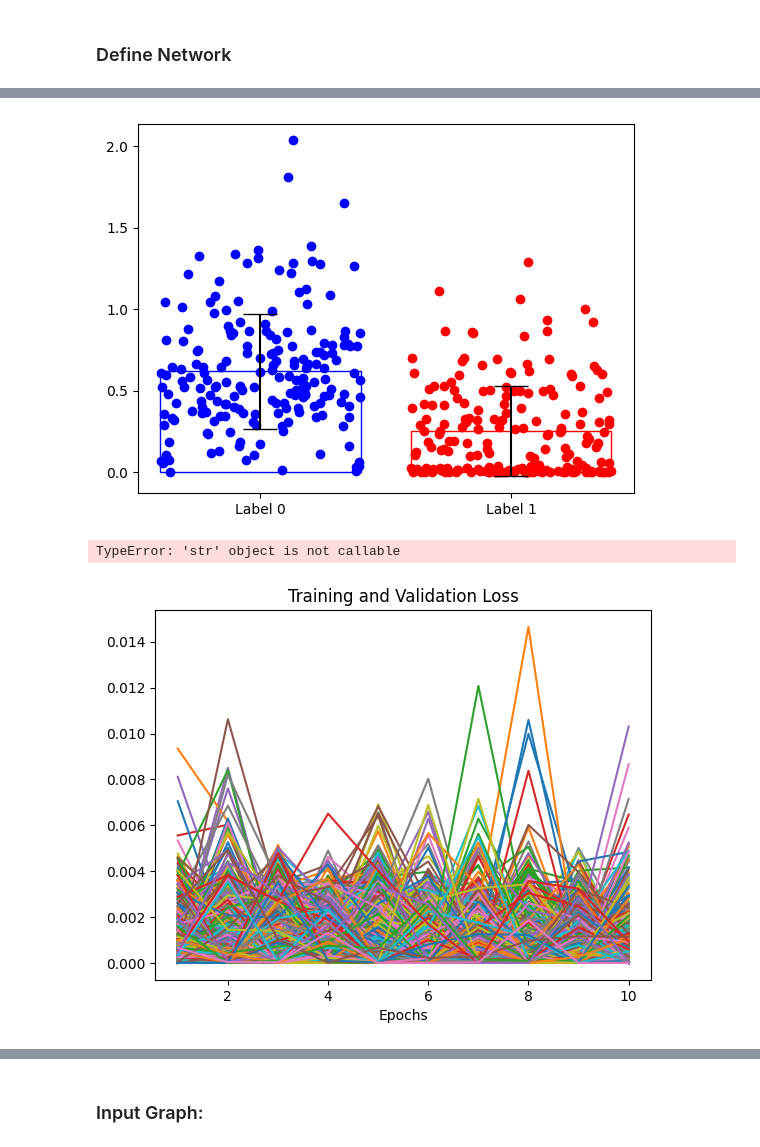
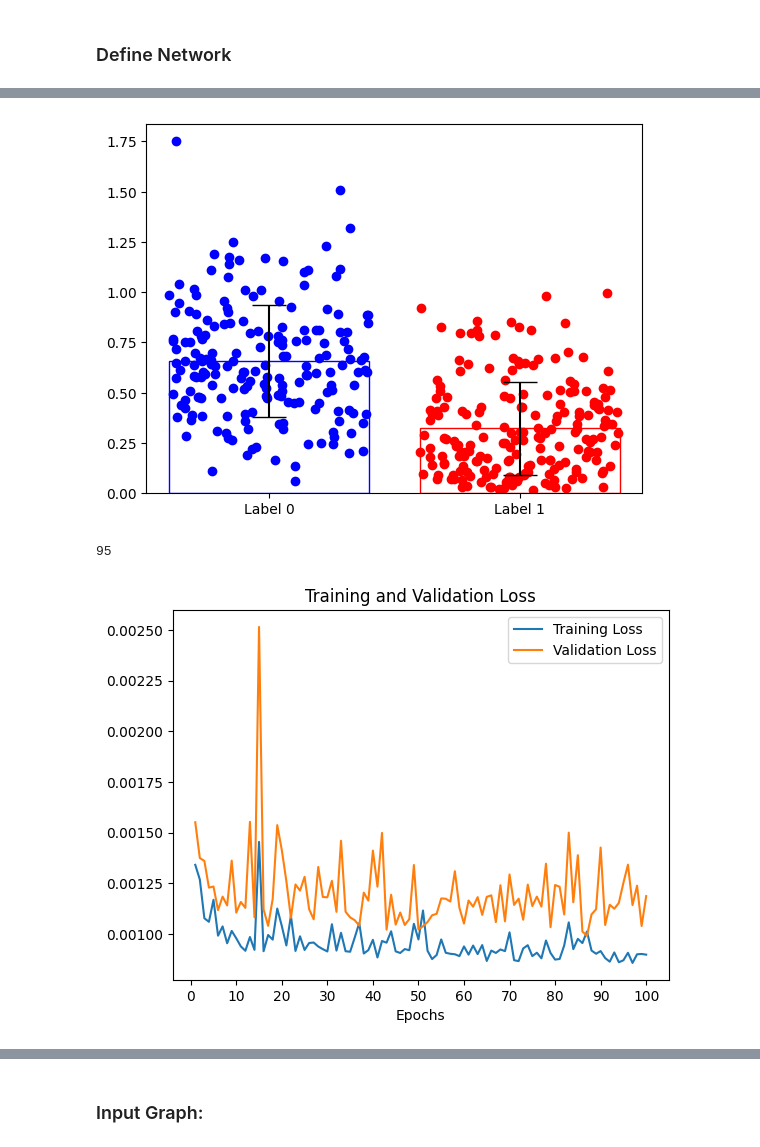
Before and after one commit to TomyjBerg/ADLProtProject, a Jupyter notebook: model_siamese_baseline4_asapool.ipynb, the cells around one changed output, grey strips where cells are left out. Saved outputs shown, nothing was run; the diff lists cells and outputs as text; code cells hidden in the pictures.

Commit message:
latest model

```diff
--- a/model_siamese_baseline4_asapool.ipynb
+++ b/model_siamese_baseline4_asapool.ipynb
@@ -4,8 +4,8 @@
 ## Normalize features?
 ## Invert h-bond and charge?
 # %%
-model_name = 'adl_model_siamese_baseline'
-num_epochs = 10
+model_name = 'adl_model_siamese_baseline4_asapool'
+num_epochs = 100
 # %%
 import torch
 import torch.nn.functional as F
@@ -320,32 +326,35 @@ compare_euclid_distances(train_distances_lab0[0], train_distances_lab1[0])
 # %%
-compare_euclid_distances(train_distances_lab0[9], train_distances_lab1[9])
+compare_euclid_distances(train_distances_lab0[99], train_distances_lab1[99])
 # %% [output]
-[figure, old version]
+[figure, new version]
+# %%
+len(val_dataset)
+# %% [output]
+95
 # %%
 import matplotlib.pyplot as plt
 
 # Generate a sequence of integers to represent the epoch numbers
 epochs = range(1, num_epochs+1)
 
 # Plot and label the training and validation loss values
-plt.plot(epochs, train_losses, label='Training Loss')
-plt.plot(epochs, validation_losses, label='Validation Loss')
+plt.plot(epochs, [x/len(train_dataset) for x in train_losses], label='Training Loss')
+plt.plot(epochs, [y/len(val_dataset) for y in validation_losses], label='Validation Loss')
 
 # Add in a title and axes labels
 plt.title('Training and Validation Loss')
 plt.xlabel('Epochs')
-plt.ylabel('Loss')
+#plt.ylabel('Loss')
 
 # Set the tick locations
 plt.xticks(np.arange(0, num_epochs+1, num_epochs/10))
 
 # Display the plot
 plt.legend(loc='best')
 plt.savefig(f'{model_name}_Training and Validation Loss.png')
 plt.show()
 # %% [output]
-TypeError: 'str' object is not callable
-[figure, old version]
+[figure, new version]
 # %%
 # Print model's state_dict
 print("Model's state_dict:")
```
Also changed, not shown: parts of 10 cells of this notebook.
